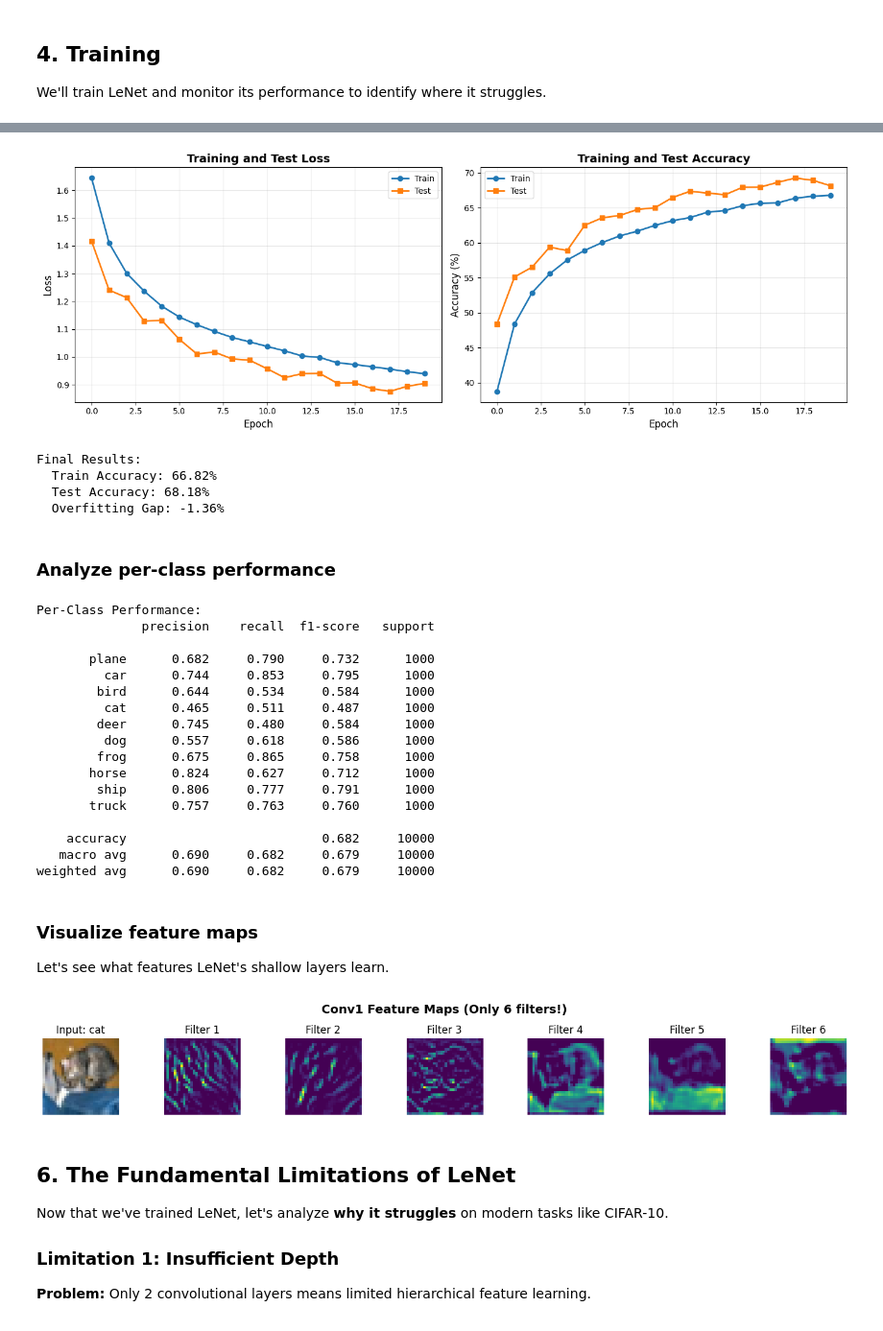
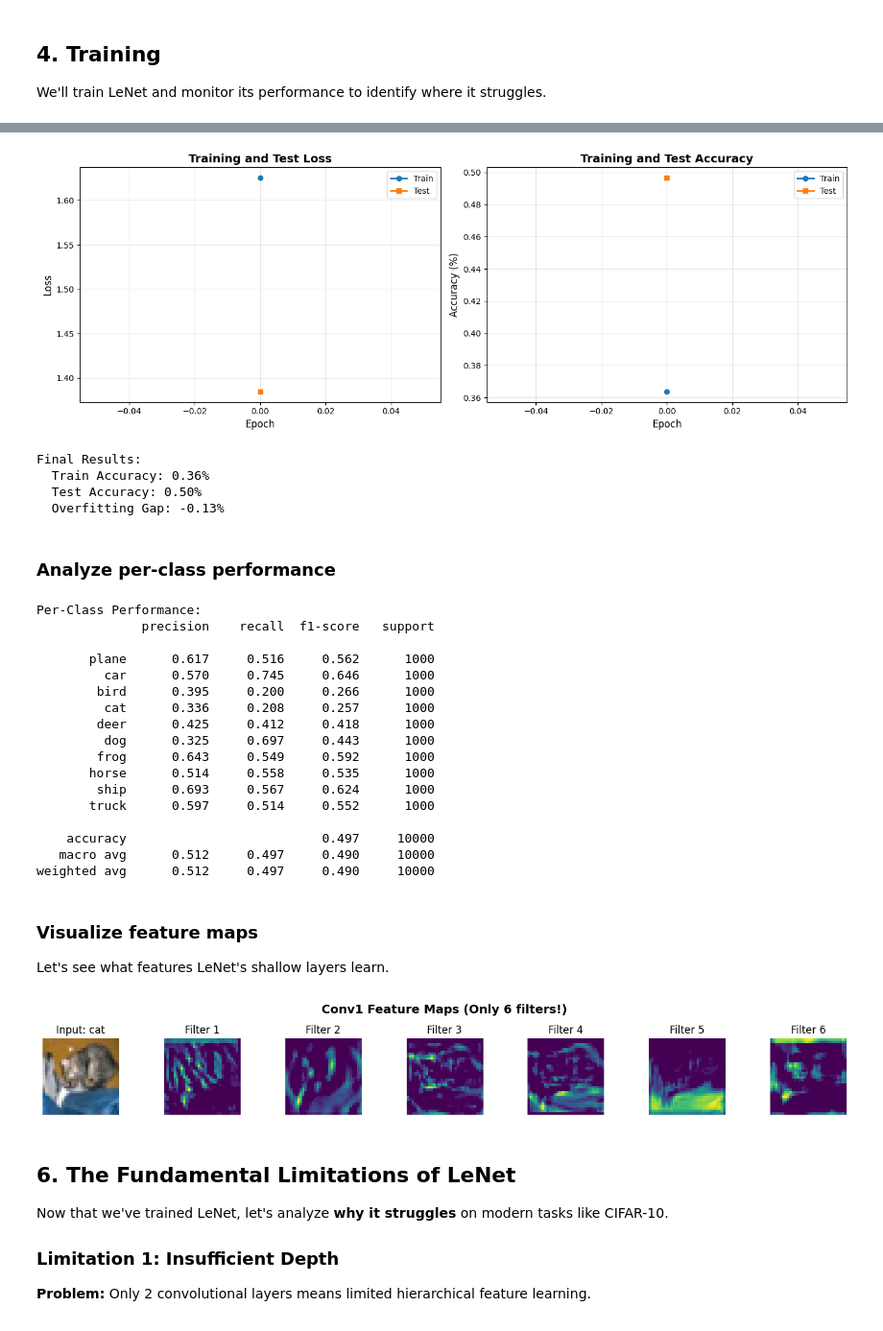
Before and after one commit to tsilva/aiml-notebooks, a Jupyter notebook: notebooks/lenet-limitations.ipynb, the cells around one changed output, grey strips where cells are left out. Shown at 96% size. Cells and saved outputs as stored; diff of their text form; code cells hidden in the pictures.

```diff
--- a/notebooks/lenet-limitations.ipynb
+++ b/notebooks/lenet-limitations.ipynb
@@ -337,0 +253,32 @@ Epoch 12/20
+# %%
+# Initialize model
+model = LeNet()
+
+# Create Lightning Trainer with CSV logger to track metrics
+from lightning.pytorch.loggers import CSVLogger
+csv_logger = CSVLogger('.', name='lenet_logs')
+
+trainer = L.Trainer(
+    max_epochs=1,  # Set to 1 for quick testing; increase to 20 for full training
+    accelerator='auto',
+    devices=1,
+    logger=csv_logger,
+    enable_checkpointing=False,
+    enable_progress_bar=True,
+    enable_model_summary=False
+)
+
+# Train the model
+trainer.fit(model, train_loader, test_loader)
+
+# Extract metrics for plotting
+import pandas as pd
+metrics = pd.read_csv(f'{csv_logger.log_dir}/metrics.csv')
+
+# Aggregate by epoch (Lightning logs per step, we need per epoch)
+history = {
+    'train_loss': metrics.groupby('epoch')['train_loss'].mean().dropna().tolist(),
+    'train_acc': metrics.groupby('epoch')['train_acc'].mean().dropna().tolist(),
+    'test_loss': metrics.groupby('epoch')['val_loss'].mean().dropna().tolist(),
+    'test_acc': metrics.groupby('epoch')['val_acc'].mean().dropna().tolist(),
+}
@@ -364,24 +320,24 @@ print(f"  Train Accuracy: {history['train_acc'][-1]:.2f}%")
 print(f"  Test Accuracy: {history['test_acc'][-1]:.2f}%")
 print(f"  Overfitting Gap: {history['train_acc'][-1] - history['test_acc'][-1]:.2f}%")
 # %% [output]
-[figure, old version]
+[figure, new version]
 Final Results:
-  Train Accuracy: 66.82%
-  Test Accuracy: 68.18%
-  Overfitting Gap: -1.36%
+  Train Accuracy: 0.36%
+  Test Accuracy: 0.50%
+  Overfitting Gap: -0.13%
 # %% [markdown]
 ### Analyze per-class performance
 # %%
-# Compute confusion matrix
-from sklearn.metrics import confusion_matrix, classification_report
+# Compute per-class performance
+from sklearn.metrics import classification_report
 
+# Get predictions on test set
 model.eval()
 all_preds = []
 all_labels = []
 
 with torch.no_grad():
     for images, labels in test_loader:
-        images = images.to(device)
         outputs = model(images)
         _, predicted = outputs.max(1)
         all_preds.extend(predicted.cpu().numpy())
@@ -394,20 +350,20 @@ print(classification_report(all_labels, all_preds, target_names=classes, digits=
 Per-Class Performance:
               precision    recall  f1-score   support
 
-       plane      0.682     0.790     0.732      1000
-         car      0.744     0.853     0.795      1000
-        bird      0.644     0.534     0.584      1000
-         cat      0.465     0.511     0.487      1000
-        deer      0.745     0.480     0.584      1000
-         dog      0.557     0.618     0.586      1000
-        frog      0.675     0.865     0.758      1000
-       horse      0.824     0.627     0.712      1000
-        ship      0.806     0.777     0.791      1000
-       truck      0.757     0.763     0.760      1000
+       plane      0.617     0.516     0.562      1000
+         car      0.570     0.745     0.646      1000
+        bird      0.395     0.200     0.266      1000
+         cat      0.336     0.208     0.257      1000
+        deer      0.425     0.412     0.418      1000
+         dog      0.325     0.697     0.443      1000
+        frog      0.643     0.549     0.592      1000
+       horse      0.514     0.558     0.535      1000
+        ship      0.693     0.567     0.624      1000
+       truck      0.597     0.514     0.552      1000
 
-    accuracy                          0.682     10000
-   macro avg      0.690     0.682     0.679     10000
-weighted avg      0.690     0.682     0.679     10000
+    accuracy                          0.497     10000
+   macro avg      0.512     0.497     0.490     10000
+weighted avg      0.512     0.497     0.490     10000
 # %% [markdown]
 ### Visualize feature maps
 
@@ -415,32 +371,32 @@ Let's see what features LeNet's shallow layers learn.
 # %%
 # Get a test image
 test_img, test_label = test_dataset[0]
-test_img_batch = test_img.unsqueeze(0).to(device)
+test_img_batch = test_img.unsqueeze(0)
 
 # Extract first conv layer features
 model.eval()
 with torch.no_grad():
     conv1_out = F.relu(model.bn1(model.conv1(test_img_batch)))
 
 # Visualize
 fig, axes = plt.subplots(1, 7, figsize=(14, 2))
 
 # Show original image
 axes[0].imshow(denormalize(test_img).permute(1, 2, 0).numpy())
 axes[0].set_title(f'Input: {classes[test_label]}')
 axes[0].axis('off')
 
 # Show all 6 feature maps from conv1
 for i in range(6):
     axes[i+1].imshow(conv1_out[0, i].cpu().numpy(), cmap='viridis')
     axes[i+1].set_title(f'Filter {i+1}')
     axes[i+1].axis('off')
 
 plt.suptitle('Conv1 Feature Maps (Only 6 filters!)', fontsize=14, fontweight='bold')
 plt.tight_layout()
 plt.show()
 # %% [output]
-[figure, old version]
+[figure, new version]
 # %% [markdown]
 ## 6. The Fundamental Limitations of LeNet
 
```
Also changed, not shown: parts of 12 cells of this notebook.
